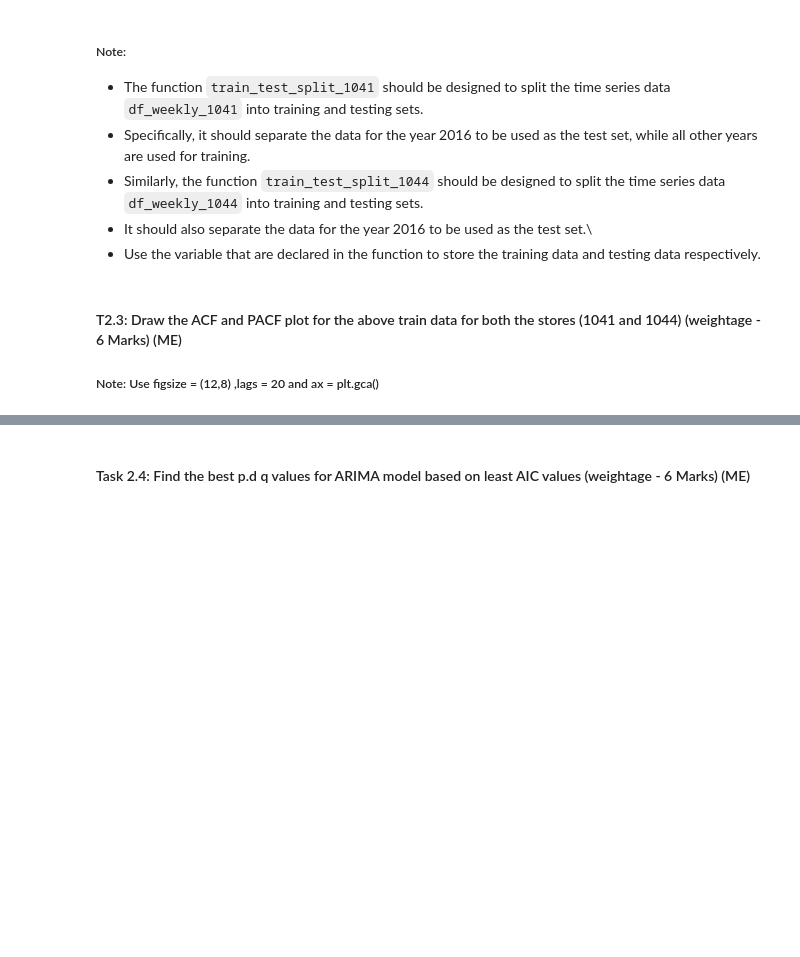
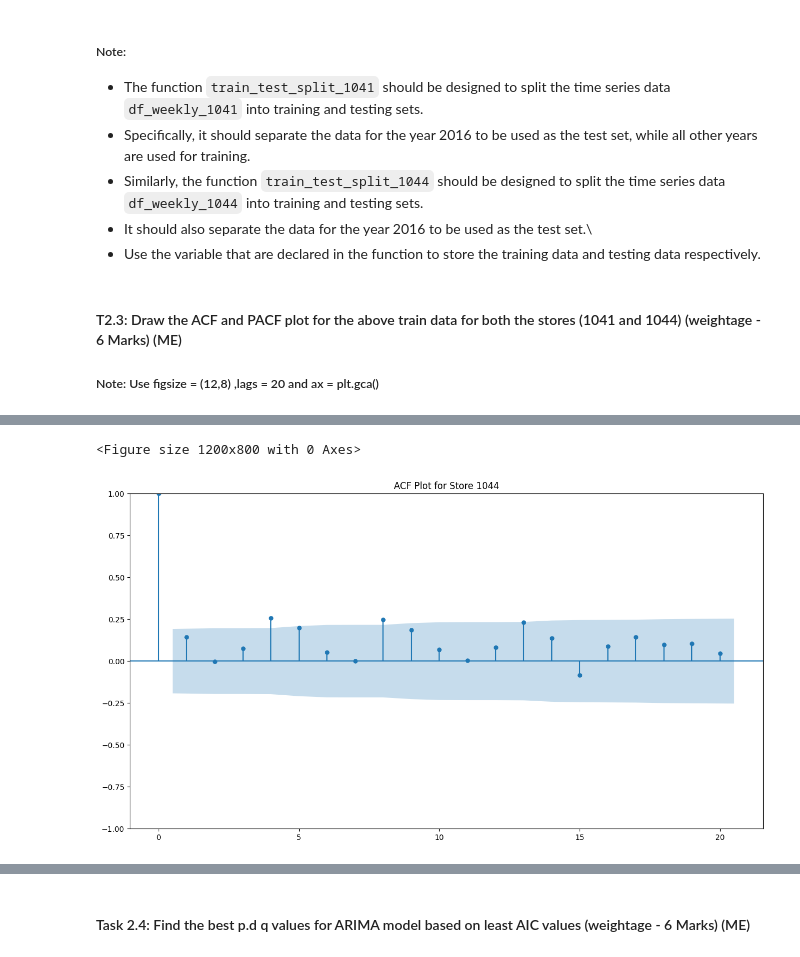
Before and after one commit to Niranjankumar-c/TimeSeries_Analysis, a Jupyter notebook: Assessment.ipynb, the cells around one changed output, grey strips where cells are left out. Saved outputs shown, nothing was run; the diff lists cells and outputs as text; code cells hidden in the pictures; blank space fills up the shorter version.

```diff
--- a/Assessment.ipynb
+++ b/Assessment.ipynb
@@ -403,6 +391,8 @@ def weekly_1044(df):
     df_weekly_1044 = None
     #code starts here
 
+    df_weekly_1044 = df.resample('W').sum().drop('Store_1041', axis = 1)
+
     # code ends here
     return df_weekly_1044
 # %%
@@ -466,6 +541,9 @@ def train_test_split_1044(df_weekly_1044):# Split the data into train and test (
     train_1044,test_1044 = None,None
     # code starts here
 
+    train_1044 = df_weekly_1044[df_weekly_1044.index.year != 2016]
+    test_1044 = df_weekly_1044[df_weekly_1044.index.year == 2016]
+
     # code ends here
     return train_1044,test_1044
 # %%
@@ -479,4 +564,11 @@ test_1044=train_test_split_1044(df_weekly_1044)[1]
 # %%
 ## Auto correlation plot for weekly aggregation data of Store 1044
+plt.figure(figsize=(12, 8))
+plot_acf(train_1044, lags=20)
+plt.title("ACF Plot for Store 1044")
+plt.show()
+# %% [output]
+<Figure size 1200x800 with 0 Axes>
+[figure, added]
 # %%
 ## Partial Auto correlation plot for weekly aggregation data of Store 1041
```
Also changed, not shown: parts of 55 cells of this notebook, 5 other files.
